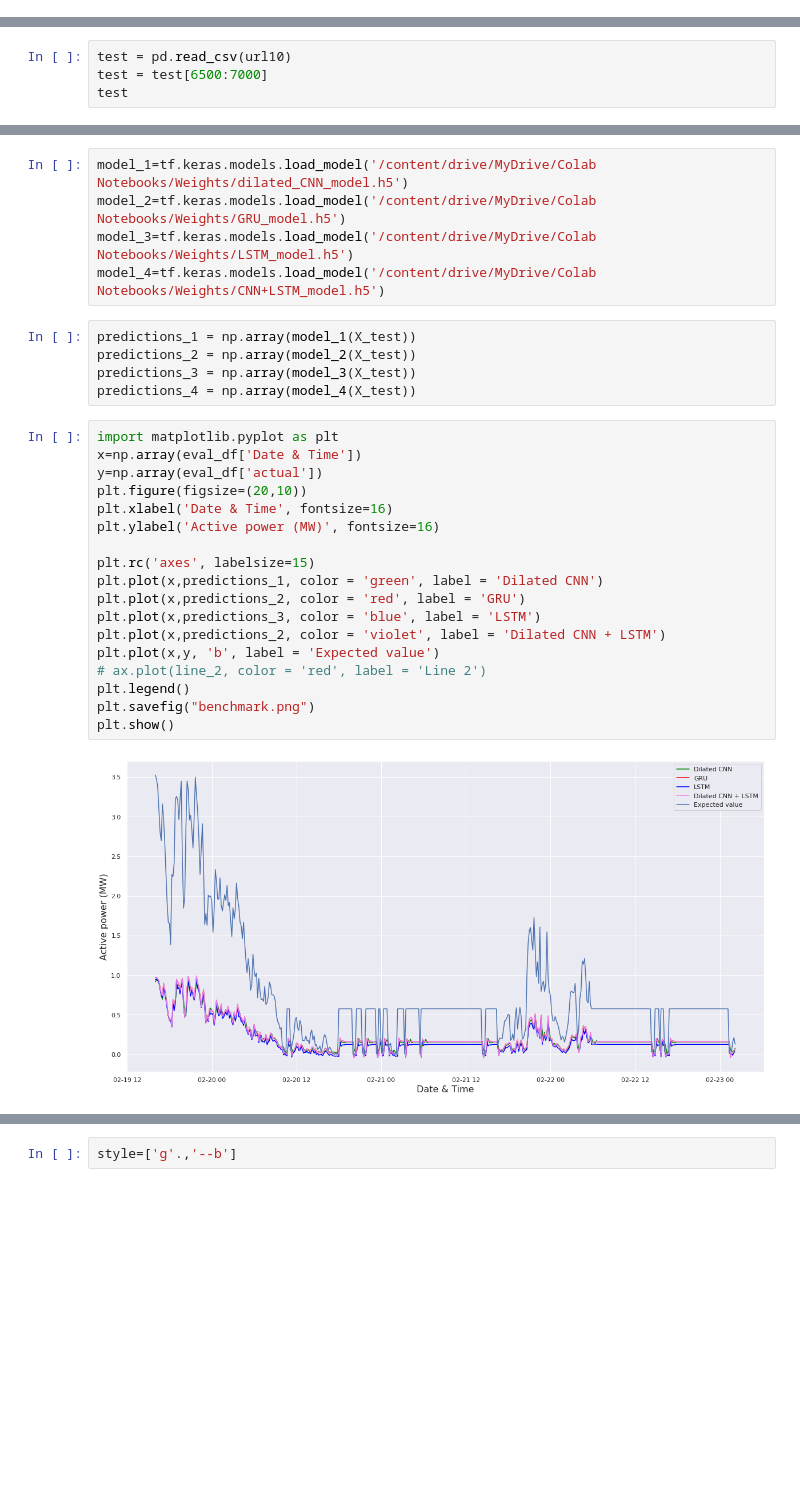
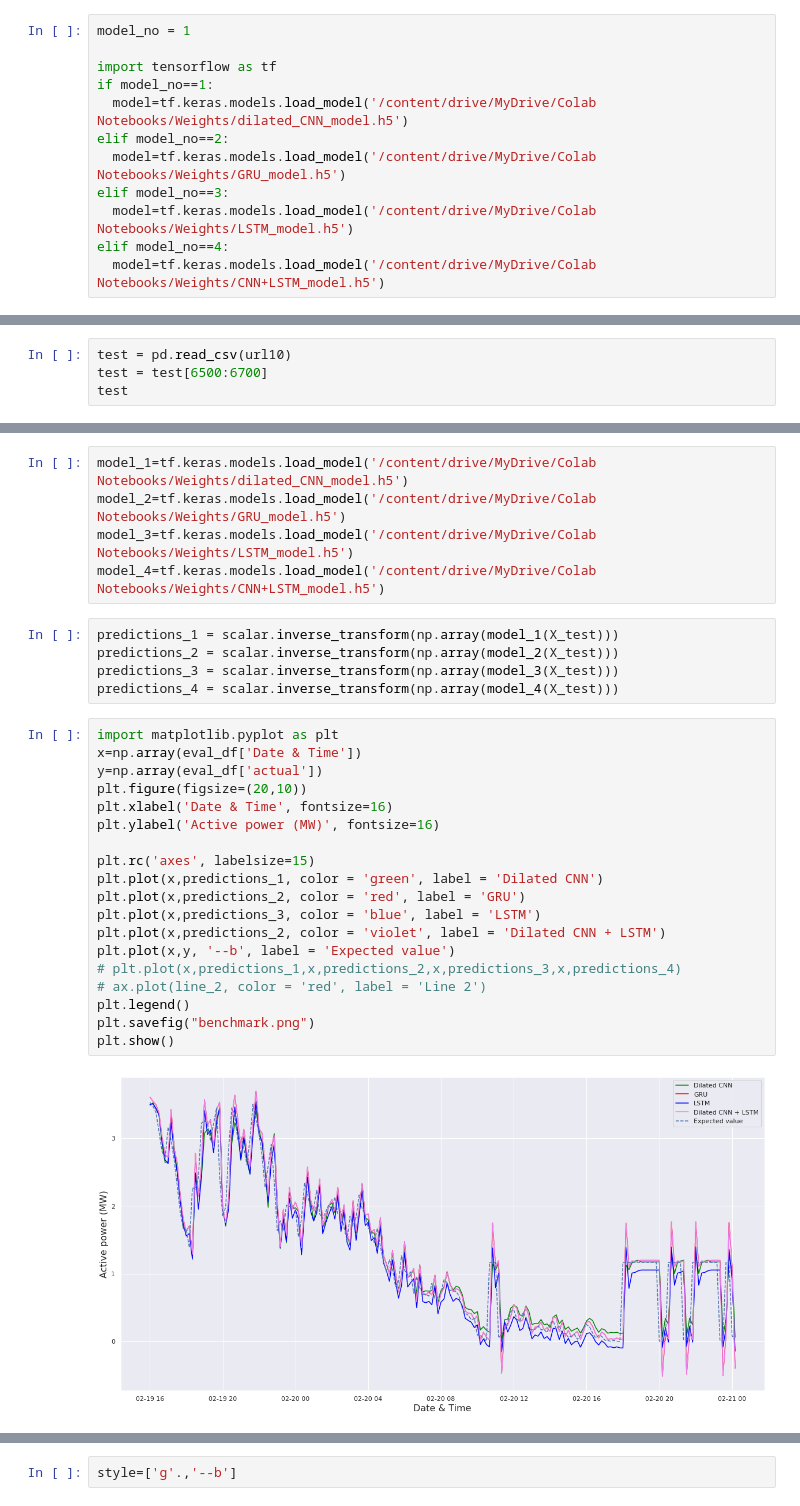
Before and after one commit to entc-17-fyp-20/WPF_Data_Visualization, a Jupyter notebook: All_models_for_short_term_power_forecasting_Kaggle_turkey_dataset.ipynb, the cells around one changed output, grey strips where cells are left out. Cells and saved outputs as stored; diff of their text form; blank space fills up the shorter version.

```diff
--- a/All_models_for_short_term_power_forecasting_Kaggle_turkey_dataset.ipynb
+++ b/All_models_for_short_term_power_forecasting_Kaggle_turkey_dataset.ipynb
@@ -427,0 +413,12 @@ elif model_no==4:
+# %%
+model_no = 1
+
+import tensorflow as tf
+if model_no==1:
+  model=tf.keras.models.load_model('/content/drive/MyDrive/Colab Notebooks/Weights/dilated_CNN_model.h5')
+elif model_no==2:
+  model=tf.keras.models.load_model('/content/drive/MyDrive/Colab Notebooks/Weights/GRU_model.h5')
+elif model_no==3:
+  model=tf.keras.models.load_model('/content/drive/MyDrive/Colab Notebooks/Weights/LSTM_model.h5')
+elif model_no==4:
+  model=tf.keras.models.load_model('/content/drive/MyDrive/Colab Notebooks/Weights/CNN+LSTM_model.h5')
@@ -440,7 +519,7 @@ elif model_no==4:
 #   test = test_set_3
 # %%
 test = pd.read_csv(url10)
-test = test[6500:7000]
+test = test[6500:6700]
 test
 # %% [output]
 |  | Date/Time | LV ActivePower (kW) | Wind Speed (m/s) | Theoretical_Power_Curve (KWh) | Wind Direction (°) |
@@ -650,28 +729,29 @@ model_2=tf.keras.models.load_model('/content/drive/MyDrive/Colab Notebooks/Weigh
 model_3=tf.keras.models.load_model('/content/drive/MyDrive/Colab Notebooks/Weights/LSTM_model.h5')
 model_4=tf.keras.models.load_model('/content/drive/MyDrive/Colab Notebooks/Weights/CNN+LSTM_model.h5')
 # %%
-predictions_1 = np.array(model_1(X_test))
-predictions_2 = np.array(model_2(X_test))
-predictions_3 = np.array(model_3(X_test))
-predictions_4 = np.array(model_4(X_test))
+predictions_1 = scalar.inverse_transform(np.array(model_1(X_test)))
+predictions_2 = scalar.inverse_transform(np.array(model_2(X_test)))
+predictions_3 = scalar.inverse_transform(np.array(model_3(X_test)))
+predictions_4 = scalar.inverse_transform(np.array(model_4(X_test)))
 # %%
 import matplotlib.pyplot as plt
 x=np.array(eval_df['Date & Time'])
 y=np.array(eval_df['actual'])
 plt.figure(figsize=(20,10))
 plt.xlabel('Date & Time', fontsize=16)
 plt.ylabel('Active power (MW)', fontsize=16)
 
 plt.rc('axes', labelsize=15)
 plt.plot(x,predictions_1, color = 'green', label = 'Dilated CNN')
 plt.plot(x,predictions_2, color = 'red', label = 'GRU')
 plt.plot(x,predictions_3, color = 'blue', label = 'LSTM')
 plt.plot(x,predictions_2, color = 'violet', label = 'Dilated CNN + LSTM')
-plt.plot(x,y, 'b', label = 'Expected value')
+plt.plot(x,y, '--b', label = 'Expected value')
+# plt.plot(x,predictions_1,x,predictions_2,x,predictions_3,x,predictions_4)
 # ax.plot(line_2, color = 'red', label = 'Line 2')
 plt.legend()
 plt.savefig("benchmark.png")
 plt.show()
 # %% [output]
-[figure, old version]
+[figure, new version]
 # %%
```
Also changed, not shown: parts of 25 cells of this notebook.
